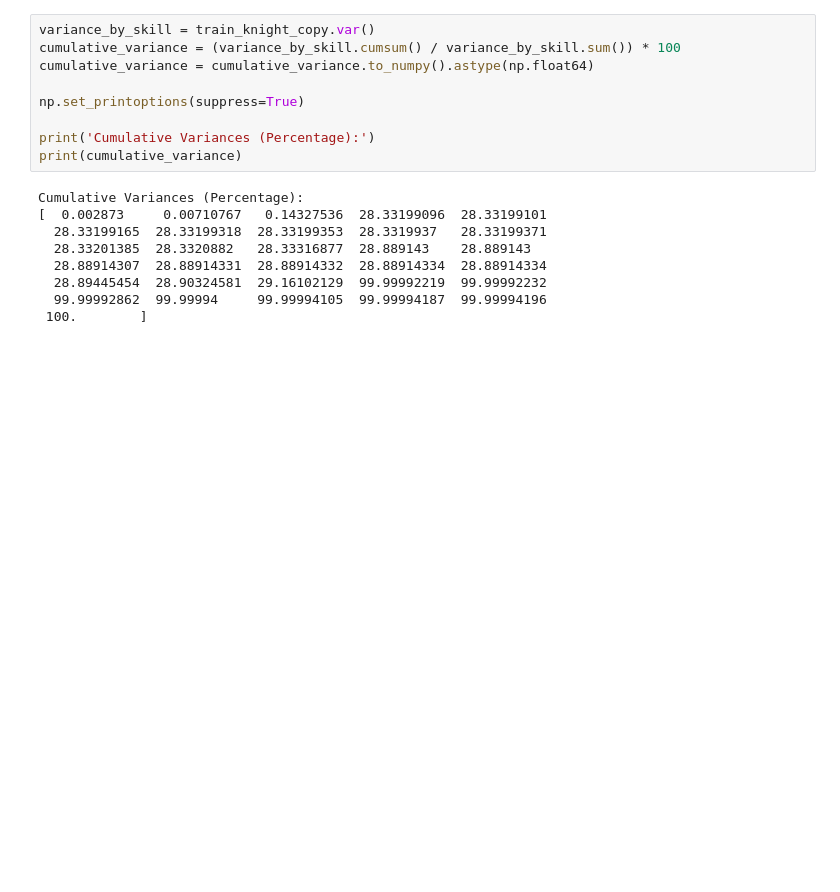
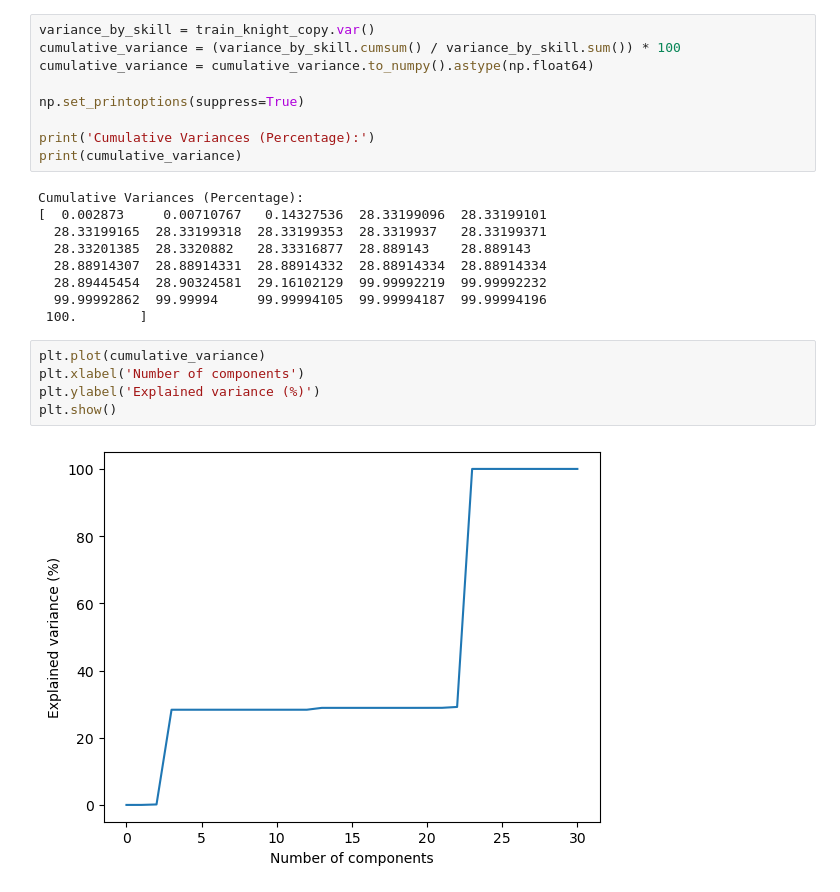
Before and after one commit to ayoubabounakif/data-science-modules, a Jupyter notebook: notebook_m04.ipynb, the cells around one changed output. Saved outputs shown, nothing was run; the diff lists cells and outputs as text; blank space fills up the shorter version.

```diff
--- a/notebook_m04.ipynb
+++ b/notebook_m04.ipynb
@@ -154,3 +154,10 @@ Cumulative Variances (Percentage):
   28.89445454  28.90324581  29.16102129  99.99992219  99.99992232
   99.99992862  99.99994     99.99994105  99.99994187  99.99994196
  100.        ]
+# %%
+plt.plot(cumulative_variance)
+plt.xlabel('Number of components')
+plt.ylabel('Explained variance (%)')
+plt.show()
+# %% [output]
+[figure, added]
```
